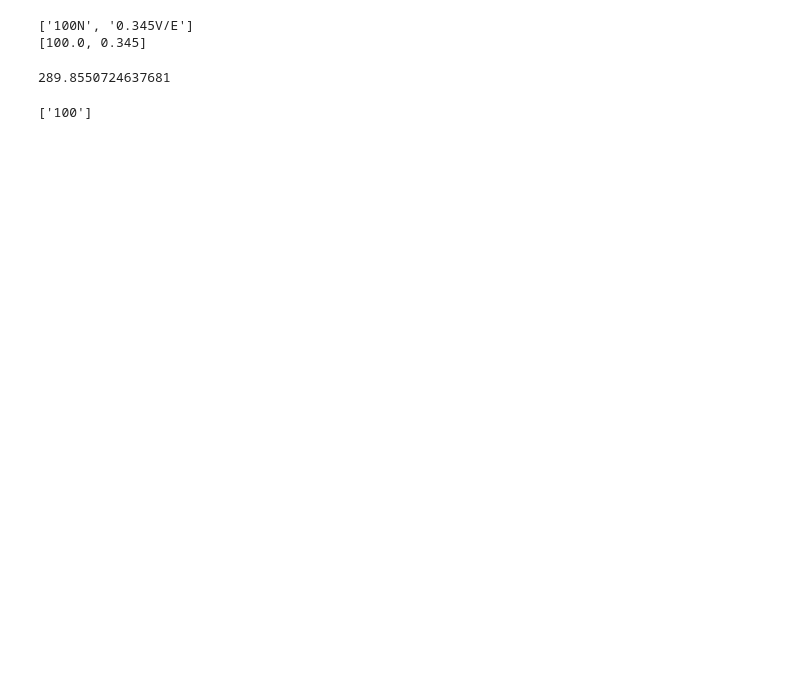
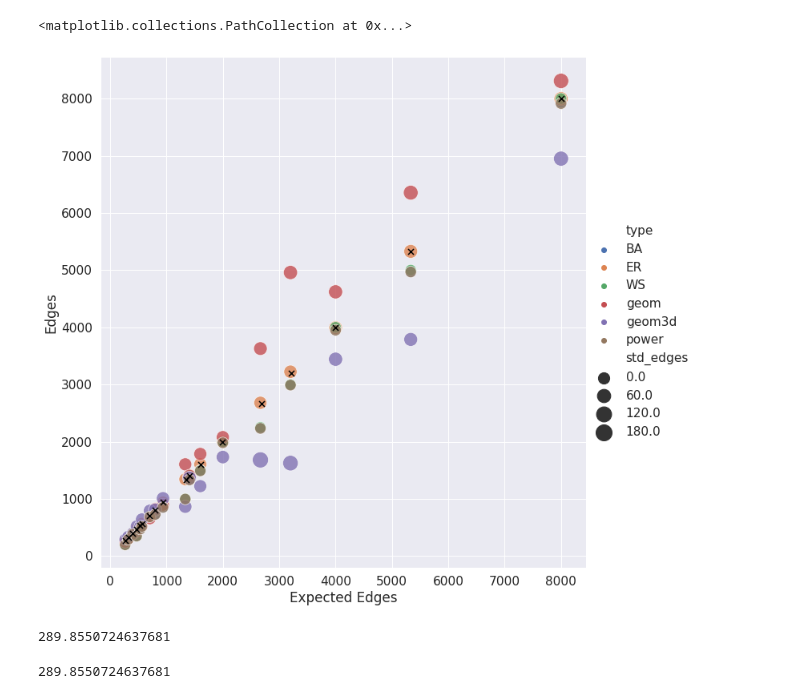
Before and after one commit to lstuurman/FRC_Thesis, a Jupyter notebook: Code/plot_edges_exp1.ipynb, the cells around one changed output. Cells and saved outputs as stored; diff of their text form; code cells hidden in the pictures; blank space fills up the shorter version.

```diff
--- a/Code/plot_edges_exp1.ipynb
+++ b/Code/plot_edges_exp1.ipynb
@@ -24,4 +11,18 @@ data.head
+# %%
+# add data from random graphs
+add_data = {'n_edges':[],'std_edges':[],'params':[],'type':[]}
+files = glob.glob('/home/lau/GIT/FRC_Thesis/results/random_graphs_sizes/*.txt')
+for f in files:
+    edge_list = np.loadtxt(f)
+    add_data['n_edges'].append(np.average(edge_list))
+    add_data['std_edges'].append(np.std(edge_list))
+    params = re.split('/',f)[-1]
+    add_data['params'].append(params[:-4])
+    add_data['type'].append('XREF')
+add = pd.DataFrame(add_data)
+data = data.append(add)#,ignore_index = True
 # %%
+
 # create collumn expected number of edges\
 def to_expected(string):
     x = string.split("_")
@@ -29,8 +30,10 @@ def to_expected(string):
     ints = [float(re.findall(numbers,i)[0]) for i in x]
     return ints[0]/ints[1]
 
-data['expected_edges'] = data.params.apply(to_expected)
+data['Expected Edges'] = data.params.apply(to_expected)
+data['Edges'] = data['n_edges']
 data = data.drop('params',axis = 1)
+data = data.drop('n_edges',axis = 1)
 # data.drop('Unnamed: 0')
 # %%
-data = data.groupby(['type','expected_edges'],as_index = False).mean()
+data = data.groupby(['type','Expected Edges'],as_index = False).mean()
@@ -52,0 +40,3 @@ data = data.groupby(['type','expected_edges'],as_index = False).mean()
+# %%
+data = data.sort_values(['type','Expected Edges'],ignore_index = True)
+data
@@ -53,12 +57,20 @@ data = data.groupby(['type','expected_edges'],as_index = False).mean()
+# %%
+not_ref = data[data["type"] != "XREF"]
+fg = sns.relplot(x = "Expected Edges", y = "Edges",size = "std_edges",kind = 'scatter',
+                data = not_ref,sizes = (200,400),hue = "type",alpha=.8,height = 10,markers = mrkrs,
+                facet_kws={'sharey': False, 'sharex': False})
+ref = data[data["type"] == "XREF"]
+fg.axes[0,0].scatter(ref["Edges"], ref["Expected Edges"],marker = 'x',c = 'black', s = 50)
+# %% [output]
+<matplotlib.collections.PathCollection at 0x...>
+[figure, added]
 # %%
 x ='100N_0.345V/E'
+to_expected(x)
+#re.findall('\d+',x[0])
+# %% [output]
+289.8550724637681
-# %%
-to_expected(x)
-# %% [output]
-['100N', '0.345V/E']
-[100.0, 0.345]
-289.8550724637681
-# %%
-re.findall('\d+',x[0])
-# %% [output]
-['100']
+# %%
+100/.345
+# %% [output]
+289.8550724637681
```
Also changed, not shown: parts of 4 cells of this notebook, 7 other files.
